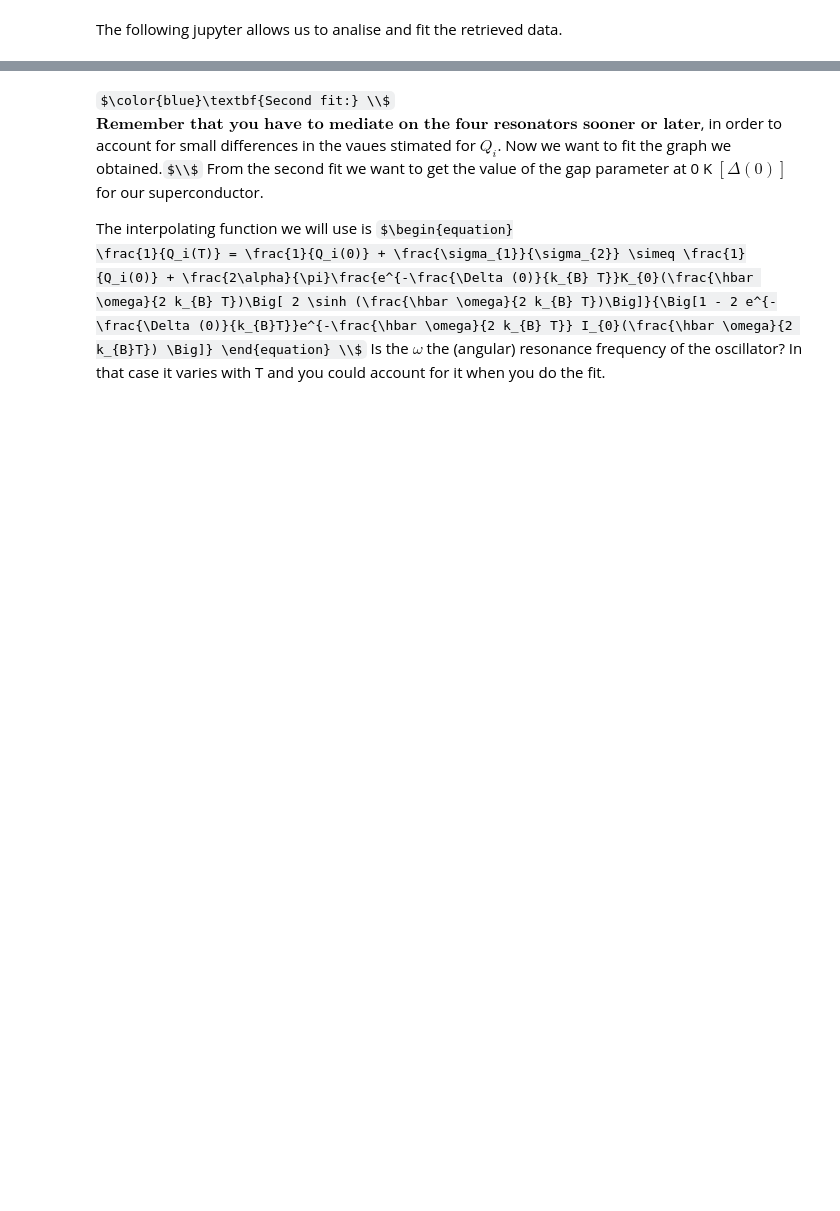
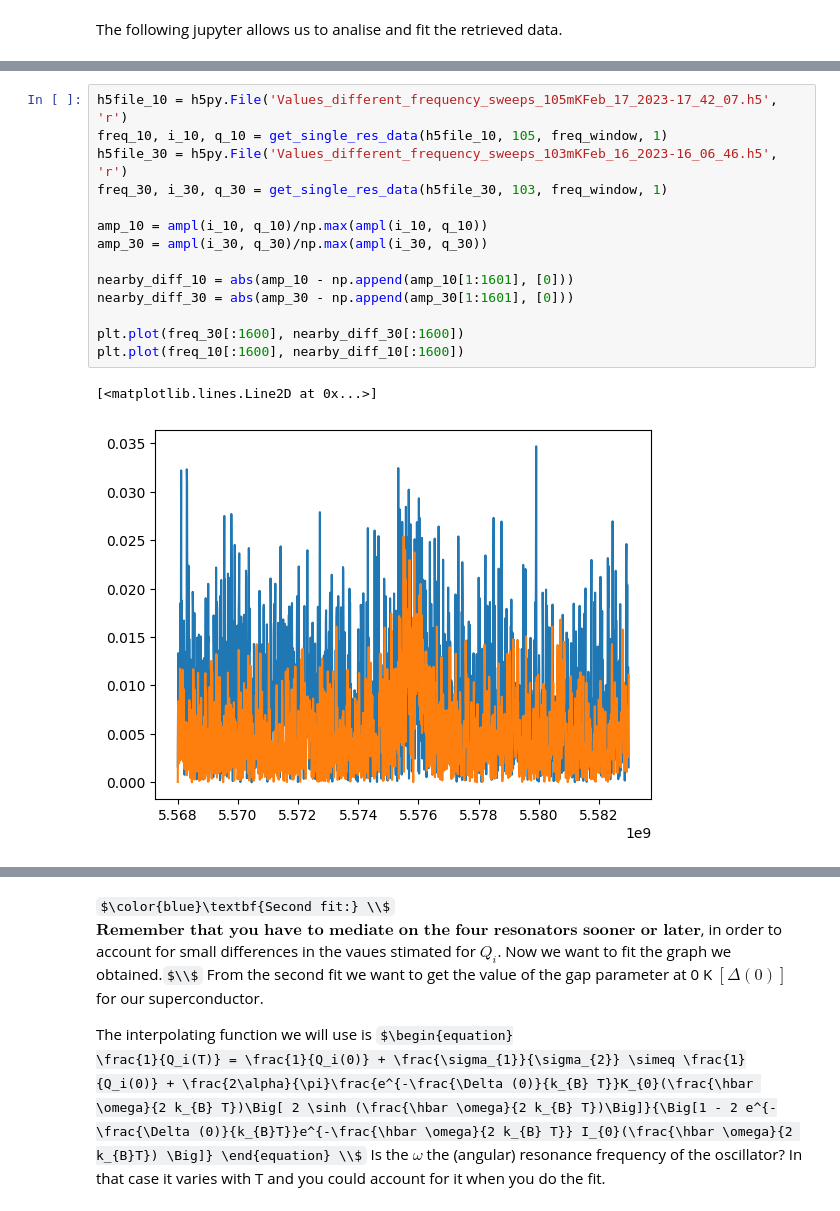
Before and after one commit to biqute/QTLab2223, a Jupyter notebook: SingleIRdetection/characterization/characterization.ipynb, the cells around one changed output, grey strips where cells are left out. Drawn from its saved outputs; the diff is of its cells as text; some formulas as TeX source; blank space fills up the shorter version.

```diff
--- a/SingleIRdetection/characterization/characterization.ipynb
+++ b/SingleIRdetection/characterization/characterization.ipynb
@@ -344,0 +83,17 @@ for k in range(4):
+# %%
+h5file_10 = h5py.File('Values_different_frequency_sweeps_105mKFeb_17_2023-17_42_07.h5', 'r')
+freq_10, i_10, q_10 = get_single_res_data(h5file_10, 105, freq_window, 1)
+h5file_30 = h5py.File('Values_different_frequency_sweeps_103mKFeb_16_2023-16_06_46.h5', 'r')
+freq_30, i_30, q_30 = get_single_res_data(h5file_30, 103, freq_window, 1)
+
+amp_10 = ampl(i_10, q_10)/np.max(ampl(i_10, q_10))
+amp_30 = ampl(i_30, q_30)/np.max(ampl(i_30, q_30))
+
+nearby_diff_10 = abs(amp_10 - np.append(amp_10[1:1601], [0]))
+nearby_diff_30 = abs(amp_30 - np.append(amp_30[1:1601], [0]))
+
+plt.plot(freq_30[:1600], nearby_diff_30[:1600])
+plt.plot(freq_10[:1600], nearby_diff_10[:1600])
+# %% [output]
+[<matplotlib.lines.Line2D at 0x...>]
+[figure, added]
```
Also changed, not shown: parts of 11 cells of this notebook.
